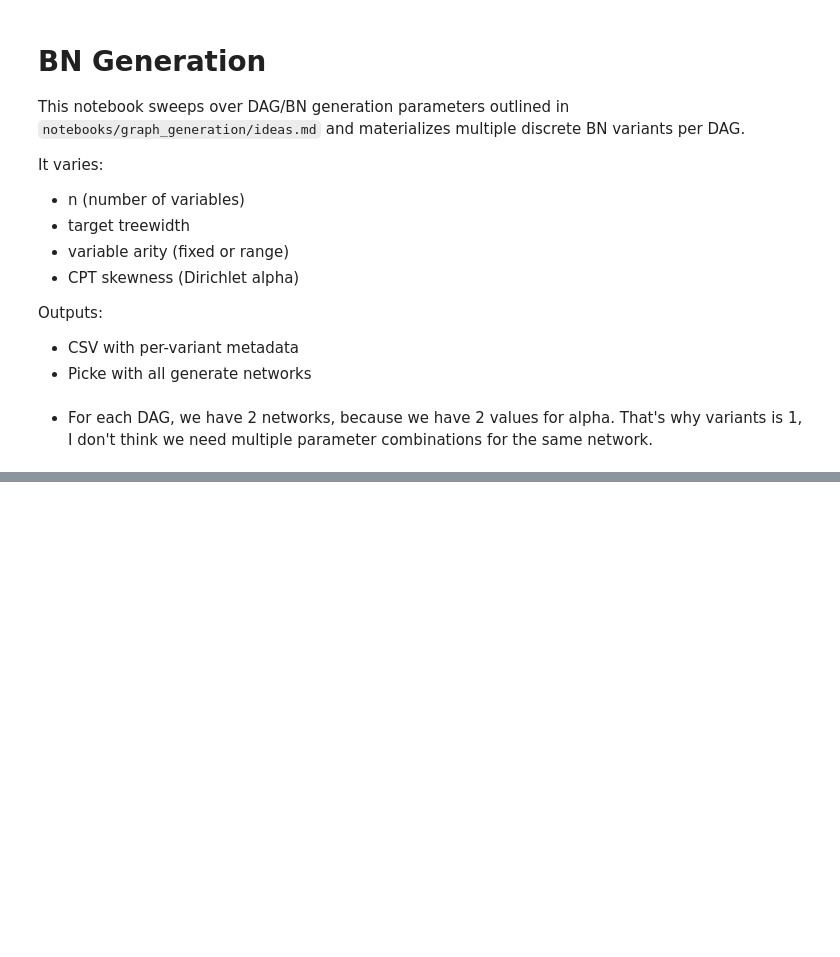
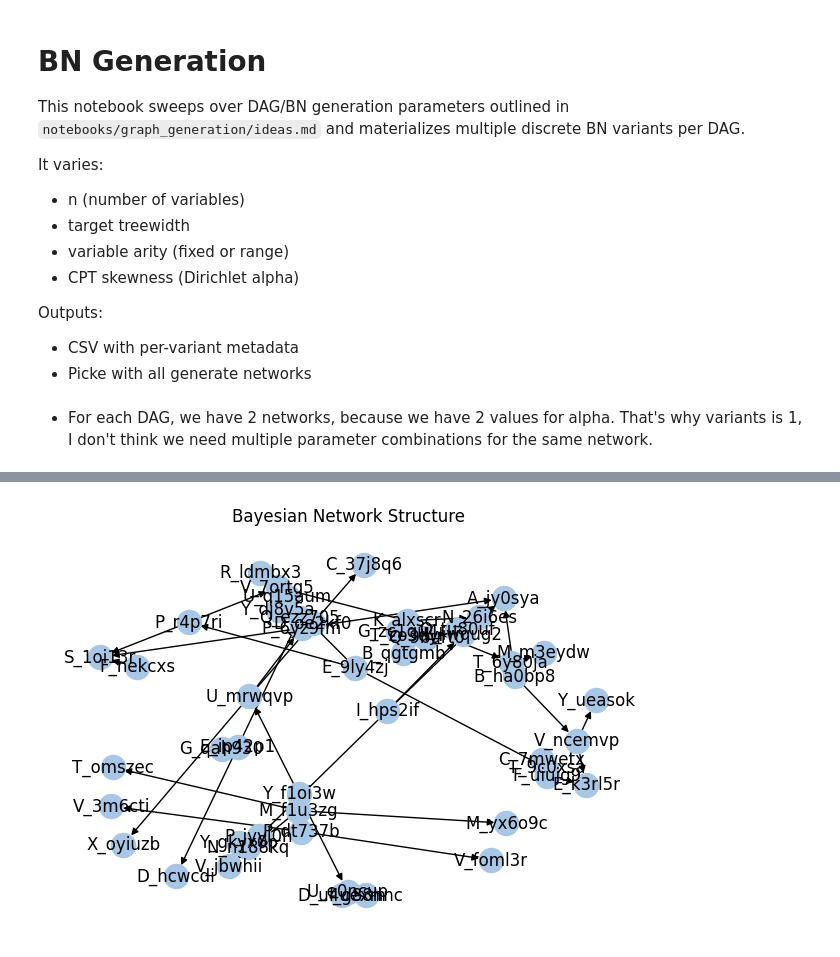
Before and after one commit to ferjorosa/probabilistic-reasoning-llms, a Jupyter notebook: notebooks/discrete_experiments/bns.ipynb, the cells around one changed output, grey strips where cells are left out. Cells and saved outputs as stored; diff of their text form; code cells hidden in the pictures; blank space fills up the shorter version.

```diff
--- a/notebooks/discrete_experiments/bns.ipynb
+++ b/notebooks/discrete_experiments/bns.ipynb
@@ -25,13 +25,14 @@ from experiments.bn_query_sweep import generate_bayesian_networks_and_metadata
 - For each DAG, we have 2 networks, because we have 2 values for alpha. That's why variants is 1, I don't think we need multiple parameter combinations for the same network.
 # %%
 # Parameter grids
-ns = [5, 8, 10, 12, 15, 25, 50]
+ns = [4, 6, 8, 10, 12, 15, 25, 50]
 treewidths = {
-    5:  [2, 3, 4],
-    8:  [2, 3, 5, 6, 7],
-    10: [2, 3, 5, 7],
-    12: [2, 3, 5, 7, 9],
-    15: [2, 3, 5, 7, 9, 12],
+    4:  [2, 3],
+    6:  [2, 4],
+    8:  [2, 4, 6],
+    10: [2, 4, 6],
+    12: [2, 4, 6],
+    15: [2, 4, 6],
     25: [3],
     50: [3],
 }
@@ -125,17 +150,19 @@ print(f"Total variants: {len(df)}")
 # %%
-bn = all_bayesian_networks[4]["bn"]
+bn = all_bayesian_networks[35]["bn"]
 
 # Draw BN
 import matplotlib.pyplot as plt
 import networkx as nx
 G = nx.DiGraph()
 G.add_nodes_from(bn.nodes())
 G.add_edges_from(bn.edges())
 pos = nx.spring_layout(G, seed=0)
 plt.figure(figsize=(6, 4))
 nx.draw(G, pos, with_labels=True, node_color="#A7C7E7", arrows=True)
 plt.title("Bayesian Network Structure")
 plt.show()
+# %% [output]
+[figure, added]
 # %%
 import pickle
 
```
Also changed, not shown: parts of 3 cells of this notebook, 2 other files.
